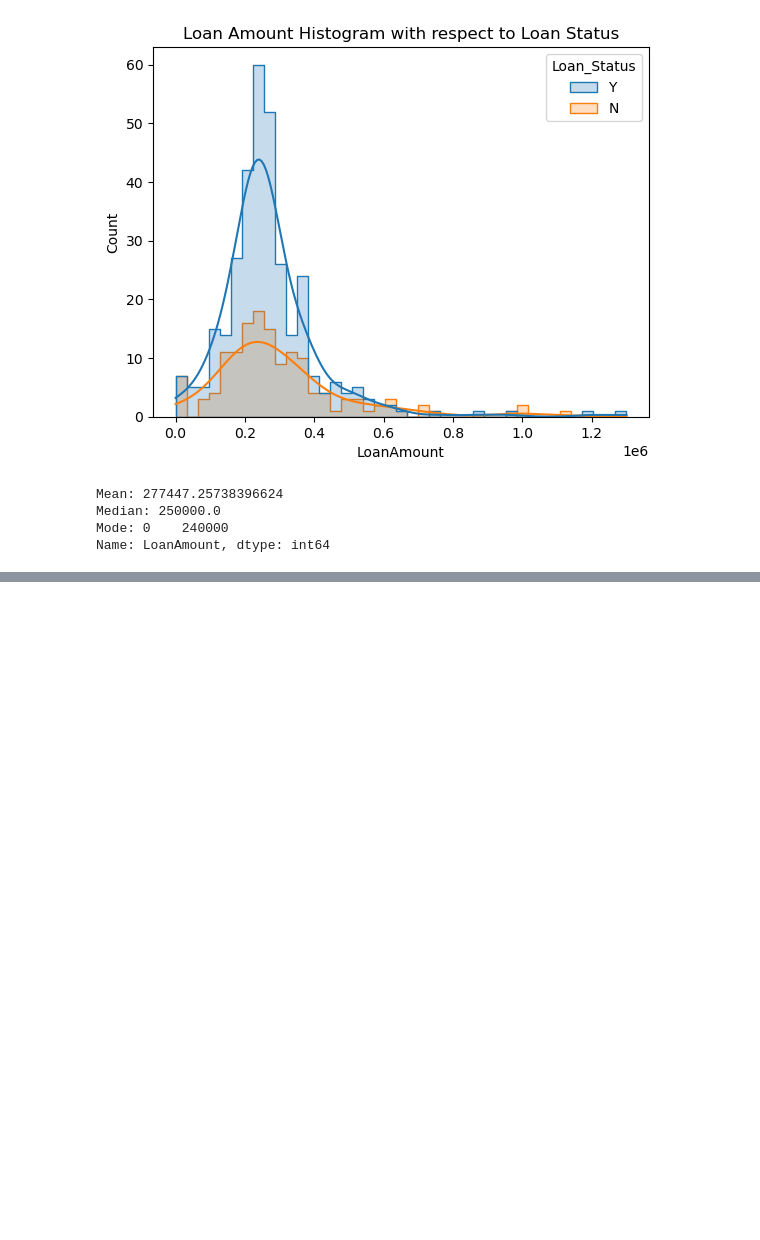
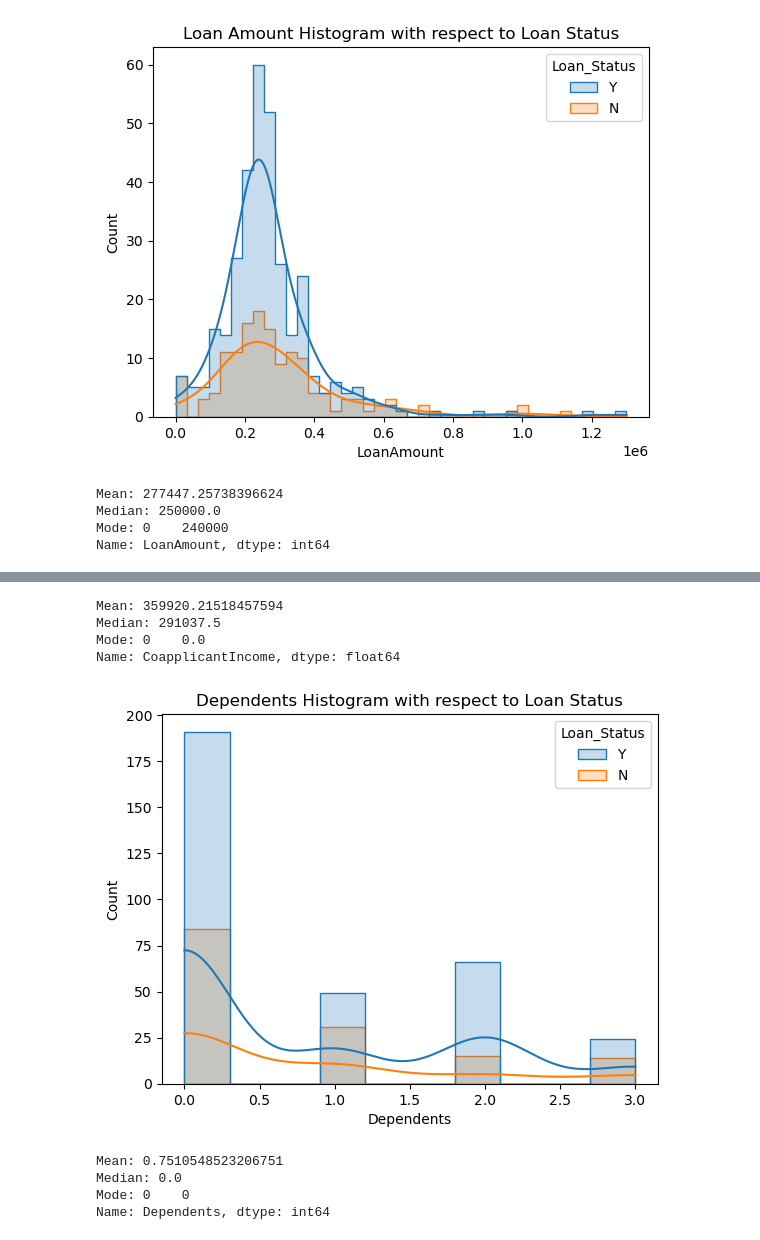
Before and after one commit to proton029/InternshipDataScience_banking, a Jupyter notebook: Data_Analytics.ipynb, the cells around one changed output, grey strips where cells are left out. Saved outputs shown, nothing was run; the diff lists cells and outputs as text; code cells hidden in the pictures; blank space fills up the shorter version.

Commit message:
added dependents

```diff
--- a/Data_Analytics.ipynb
+++ b/Data_Analytics.ipynb
@@ -500,0 +501,19 @@ Name: ApplicantIncome, dtype: int64
+# %%
+centralTendencies('CoapplicantIncome')
+# %% [output]
+Mean: 359920.21518457594
+Median: 291037.5
+Mode: 0    0.0
+Name: CoapplicantIncome, dtype: float64
+# %%
+sns.histplot(data=df, x='Dependents', hue='Loan_Status', element='step', kde=True)
+plt.title('Dependents Histogram with respect to Loan Status');
+# %% [output]
+[figure, added]
+# %%
+centralTendencies('Dependents')
+# %% [output]
+Mean: 0.7510548523206751
+Median: 0.0
+Mode: 0    0
+Name: Dependents, dtype: int64
```
Also changed, not shown: parts of 12 cells of this notebook.
